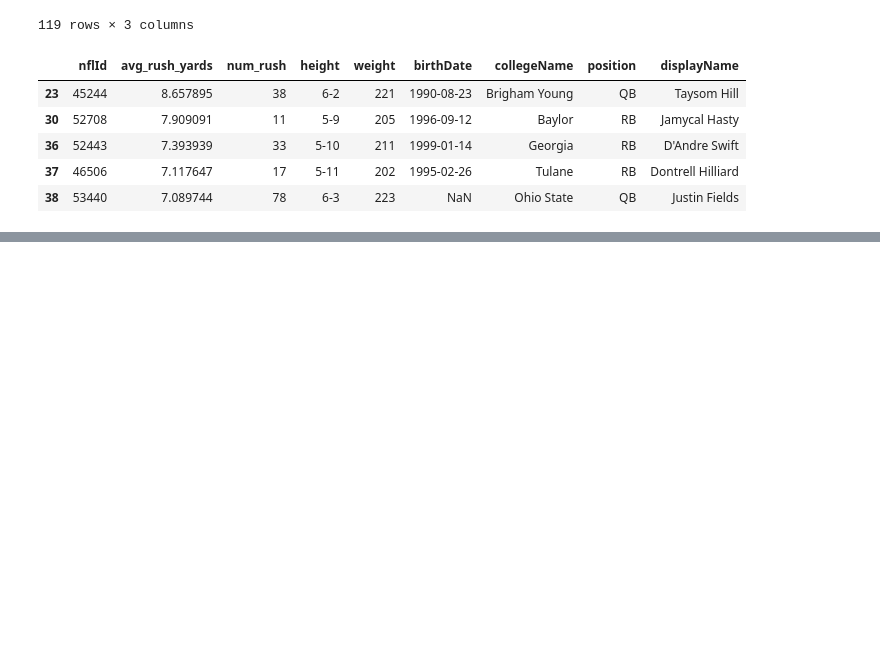
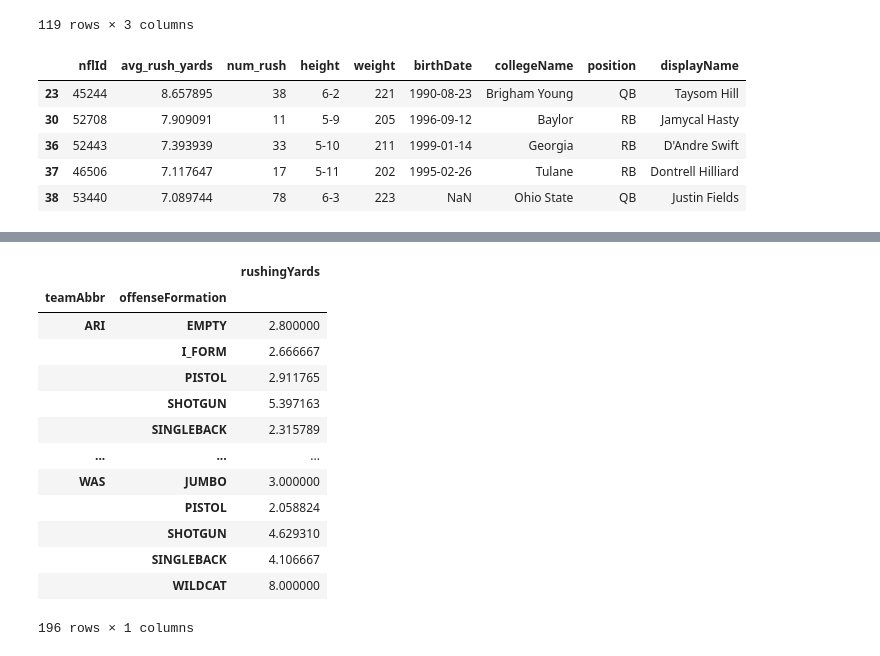
Before and after one commit to lanvu301/NFL-Big-Data-Bowl, a Jupyter notebook: script.ipynb, the cells around one changed output, grey strips where cells are left out. Drawn from its saved outputs; the diff is of its cells as text; code cells hidden in the pictures; blank space fills up the shorter version.

```diff
--- a/script.ipynb
+++ b/script.ipynb
@@ -312,11 +312,11 @@ rusher_stat[rusher_stat['num_rush']>10].sort_values(by='avg_rush_yards',ascendin
 | 37 | 46506 | 7.117647 | 17 | 5-11 | 202 | 1995-02-26 | Tulane | RB | Dontrell Hilliard |
 | 38 | 53440 | 7.089744 | 78 | 6-3 | 223 | NaN | Ohio State | QB | Justin Fields |
 # %%
-player_rush_yards=player_play[player_play['hadRushAttempt']==1][['nflId','gameId','playId','rushingYards']].groupby(['nflId','gameId']).sum().reset_index()
+player_rush_yards=player_play[player_play['hadRushAttempt']==1][['nflId','gameId','playId','rushingYards','teamAbbr']].groupby(['nflId','gameId','playId','teamAbbr']).sum().reset_index()
 player_rush_att=player_play[player_play['hadRushAttempt']==1][['nflId','gameId','playId']].groupby(['nflId','gameId']).value_counts()
 player_rush_stats=pd.merge(left=player_rush_yards,right=player_rush_att,how='inner',on=['nflId','gameId','playId'])
 rush_stat=pd.concat([avg_rush,num_rush],axis=1).rename_axis('nflId').reset_index()
 rusher_stat=pd.merge(left=player_rush_yards,right=players[['nflId','displayName']],how='inner',on='nflId')
 ##get only Id and name from players
 play_info=plays[['gameId','playId','offenseFormation']].groupby(['gameId','playId','offenseFormation']).count().reset_index(level= ['gameId','playId','offenseFormation'])
-rush_data=pd.merge(left=rusher_stat,right=play_info,how='inner',on=['playId'])
+rush_data=pd.merge(left=rusher_stat,right=play_info,how='inner',on=['playId','gameId'])
@@ -338,0 +351,17 @@ rush_data
+# %%
+rush_data[['teamAbbr','rushingYards','offenseFormation']].groupby(['teamAbbr','offenseFormation']).mean()
+# %% [output]
+|  |  | rushingYards |
+| teamAbbr | offenseFormation |  |
+| ARI | EMPTY | 2.800000 |
+|  | I_FORM | 2.666667 |
+|  | PISTOL | 2.911765 |
+|  | SHOTGUN | 5.397163 |
+|  | SINGLEBACK | 2.315789 |
+| ... | ... | ... |
+| WAS | JUMBO | 3.000000 |
+|  | PISTOL | 2.058824 |
+|  | SHOTGUN | 4.629310 |
+|  | SINGLEBACK | 4.106667 |
+|  | WILDCAT | 8.000000 |
+196 rows × 1 columns
```
Also changed, not shown: parts of 6 cells of this notebook.
